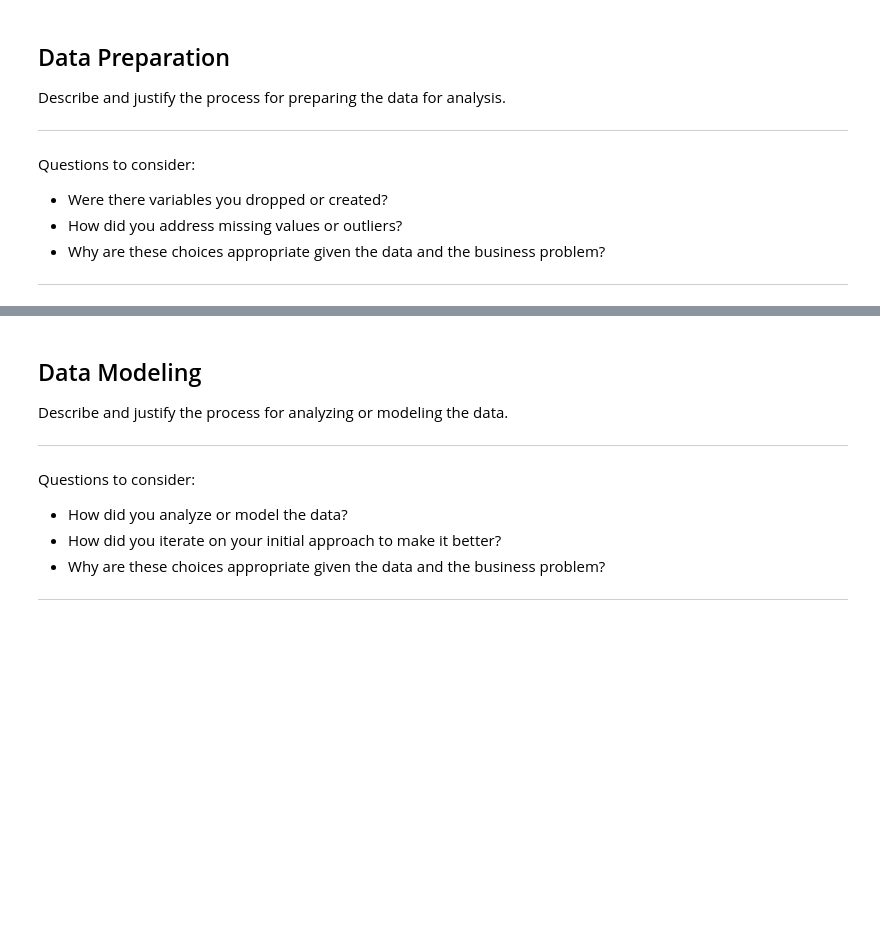
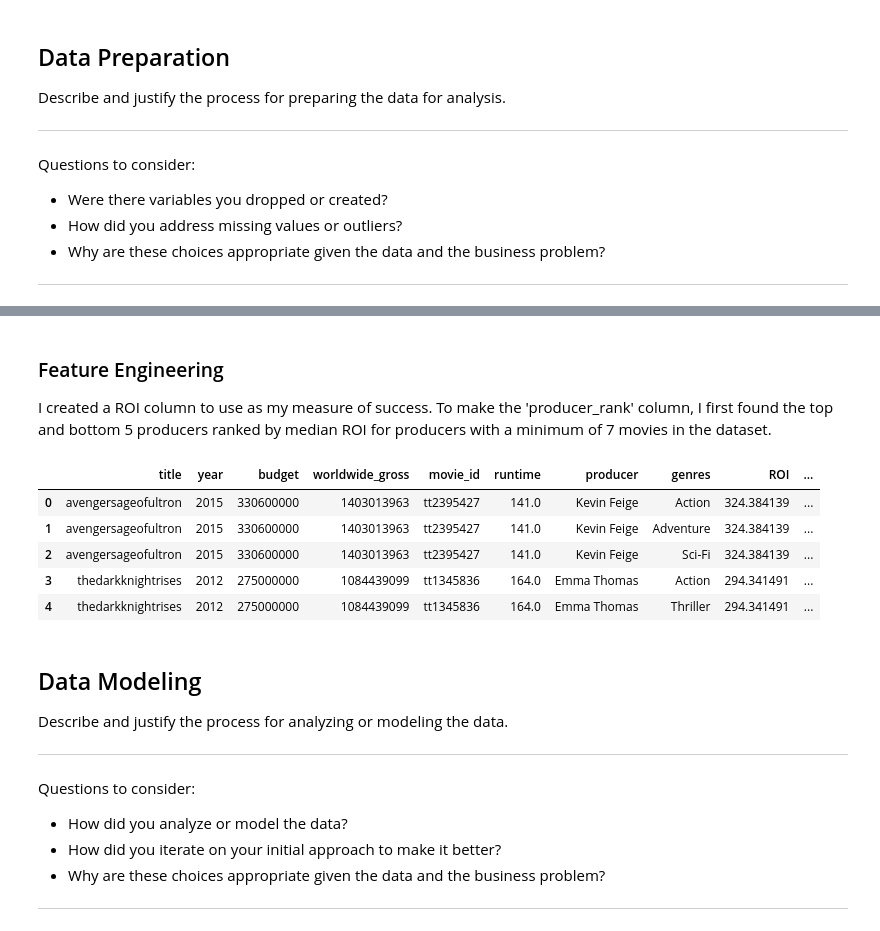
Before and after one commit to rlodetti/Microsoft_Movie_Project, a Jupyter notebook: Published.ipynb, the cells around one changed output, grey strips where cells are left out. Saved outputs shown, nothing was run; the diff lists cells and outputs as text; code cells hidden in the pictures; blank space fills up the shorter version.

```diff
--- a/Published.ipynb
+++ b/Published.ipynb
@@ -108,3 +121,17 @@ full_dataset = dc.full_clean()
+# %% [markdown]
+### Feature Engineering
+
+I created a ROI column to use as my measure of success. To make the 'producer_rank' column, I first found the top and bottom 5 producers ranked by median ROI for producers with a minimum of 7 movies in the dataset.
+# %%
+movies = dp.add_features(movies)
+movies.head()
+# %% [output]
+|  | title | year | budget | worldwide_gross | movie_id | runtime | producer | genres | ROI | ... |
+| 0 | avengersageofultron | 2015 | 330600000 | 1403013963 | tt2395427 | 141.0 | Kevin Feige | Action | 324.384139 | ... |
+| 1 | avengersageofultron | 2015 | 330600000 | 1403013963 | tt2395427 | 141.0 | Kevin Feige | Adventure | 324.384139 | ... |
+| 2 | avengersageofultron | 2015 | 330600000 | 1403013963 | tt2395427 | 141.0 | Kevin Feige | Sci-Fi | 324.384139 | ... |
+| 3 | thedarkknightrises | 2012 | 275000000 | 1084439099 | tt1345836 | 164.0 | Emma Thomas | Action | 294.341491 | ... |
+| 4 | thedarkknightrises | 2012 | 275000000 | 1084439099 | tt1345836 | 164.0 | Emma Thomas | Thriller | 294.341491 | ... |
 # %% [markdown]
 ## Data Modeling
 Describe and justify the process for analyzing or modeling the data.
```
Also changed, not shown: parts of 19 cells of this notebook, 9 other files.
